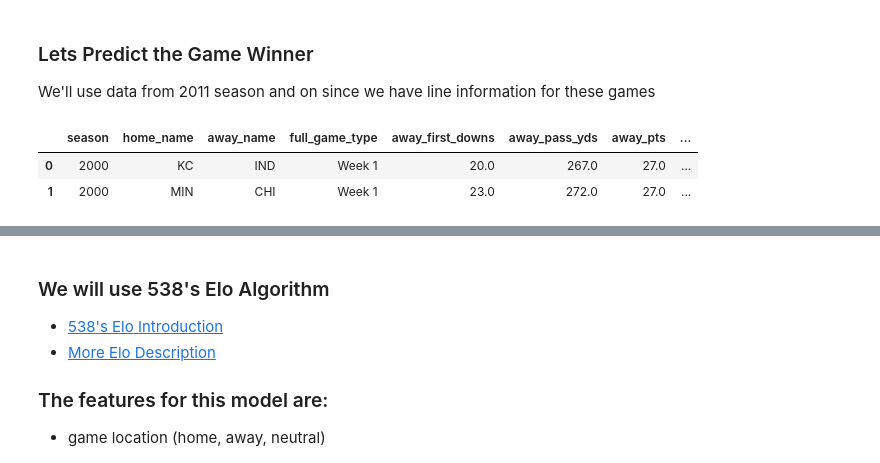
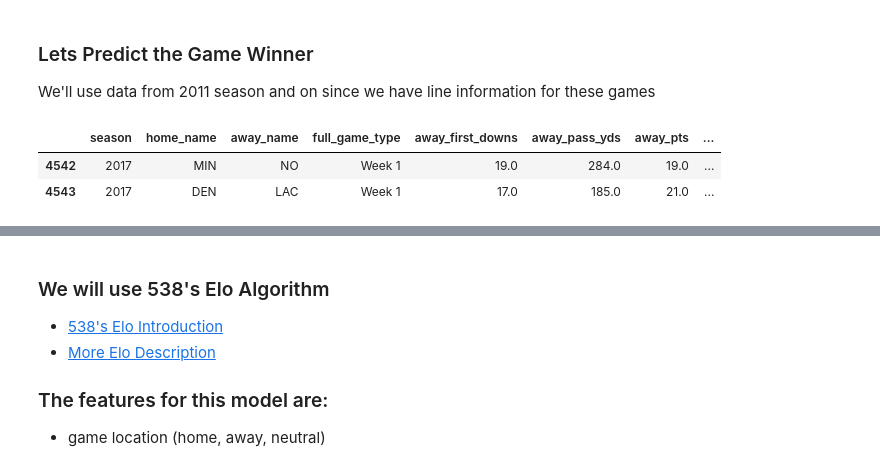
Before and after one commit to SportsDataDirect/python_tutorials, a Jupyter notebook: Power Rankings.ipynb, the cells around one changed output, grey strips where cells are left out. Cells and saved outputs as stored; diff of their text form; code cells hidden in the pictures.

```diff
--- a/Power Rankings.ipynb
+++ b/Power Rankings.ipynb
@@ -14,11 +34,13 @@ matchups=api.get_dataframe("matchups",season_start=2000)
 We'll use data from 2011 season and on since we have line information for these games
 # %%
 matchups=matchups[(matchups['game_type'].isin(['Regular','Playoffs']))]
-matchups.head(2)
+#drop any unscored/unplayed games
+matchups=matchups.dropna(subset=["home_pts","away_pts"])
+matchups.tail(2)
 # %% [output]
 |  | season | home_name | away_name | full_game_type | away_first_downs | away_pass_yds | away_pts | ... |
-| 0 | 2000 | KC | IND | Week 1 | 20.0 | 267.0 | 27.0 | ... |
-| 1 | 2000 | MIN | CHI | Week 1 | 23.0 | 272.0 | 27.0 | ... |
+| 4542 | 2017 | MIN | NO | Week 1 | 19.0 | 284.0 | 19.0 | ... |
+| 4543 | 2017 | DEN | LAC | Week 1 | 17.0 | 185.0 | 21.0 | ... |
 # %%
 matchups.describe()
 # %% [output]
```
Also changed, not shown: parts of 6 cells of this notebook, 2 other files.
